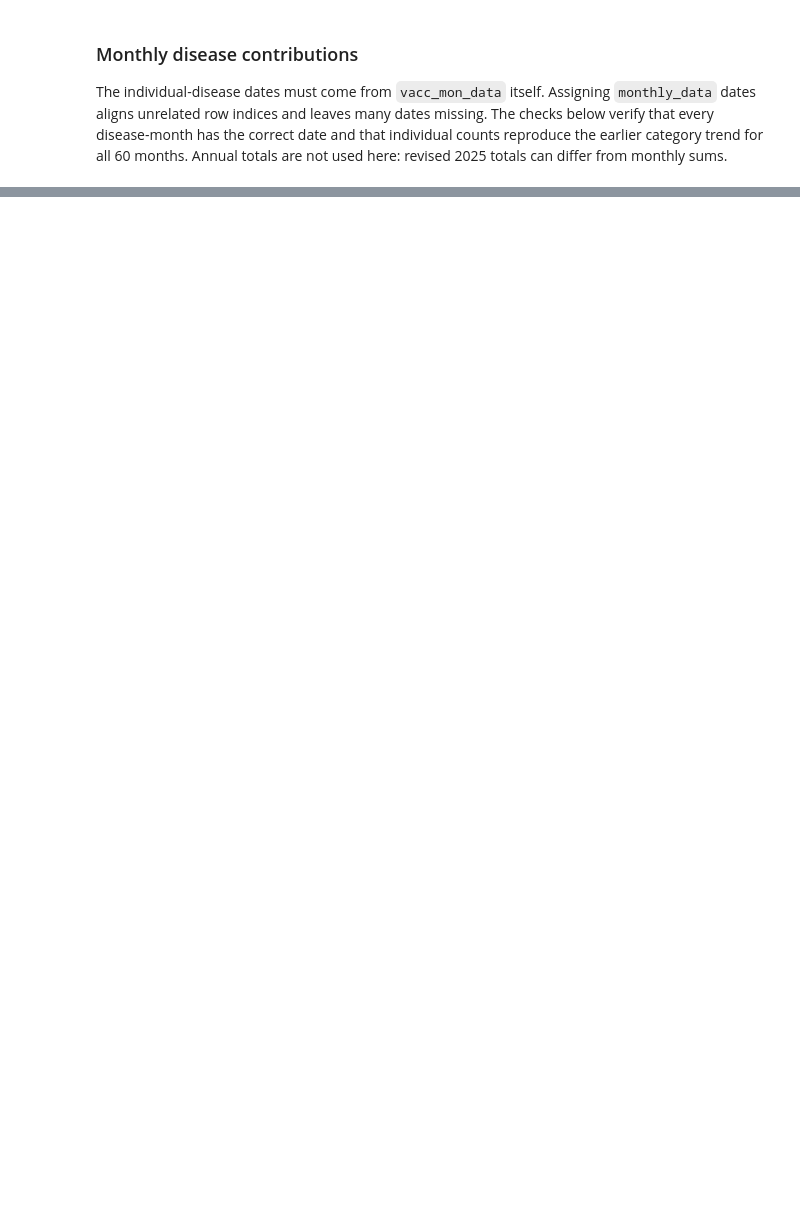
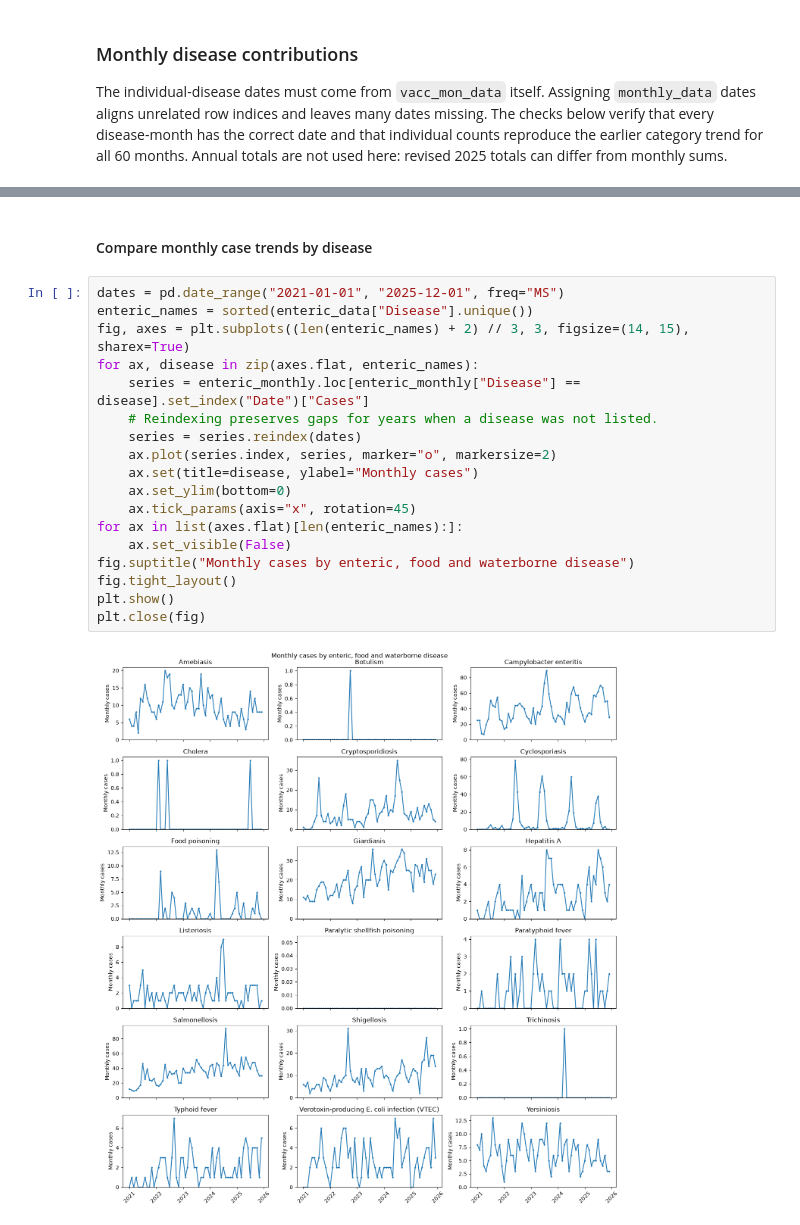
Before and after one commit to CampbelSoup/Donaldson, a Jupyter notebook: scripts/03-eda.ipynb, the cells around one changed output, grey strips where cells are left out. Cells and saved outputs as stored; diff of their text form; blank space fills up the shorter version.

```diff
--- a/scripts/03-eda.ipynb
+++ b/scripts/03-eda.ipynb
@@ -167,0 +347,22 @@ plt.close(fig)
+# %% [markdown]
+#### Compare monthly case trends by disease
+# %%
+dates = pd.date_range("2021-01-01", "2025-12-01", freq="MS")
+enteric_names = sorted(enteric_data["Disease"].unique())
+fig, axes = plt.subplots((len(enteric_names) + 2) // 3, 3, figsize=(14, 15), sharex=True)
+for ax, disease in zip(axes.flat, enteric_names):
+    series = enteric_monthly.loc[enteric_monthly["Disease"] == disease].set_index("Date")["Cases"]
+    # Reindexing preserves gaps for years when a disease was not listed.
+    series = series.reindex(dates)
+    ax.plot(series.index, series, marker="o", markersize=2)
+    ax.set(title=disease, ylabel="Monthly cases")
+    ax.set_ylim(bottom=0)
+    ax.tick_params(axis="x", rotation=45)
+for ax in list(axes.flat)[len(enteric_names):]:
+    ax.set_visible(False)
+fig.suptitle("Monthly cases by enteric, food and waterborne disease")
+fig.tight_layout()
+plt.show()
+plt.close(fig)
+# %% [output]
+[figure, added]
```
Also changed, not shown: parts of 45 cells of this notebook.
